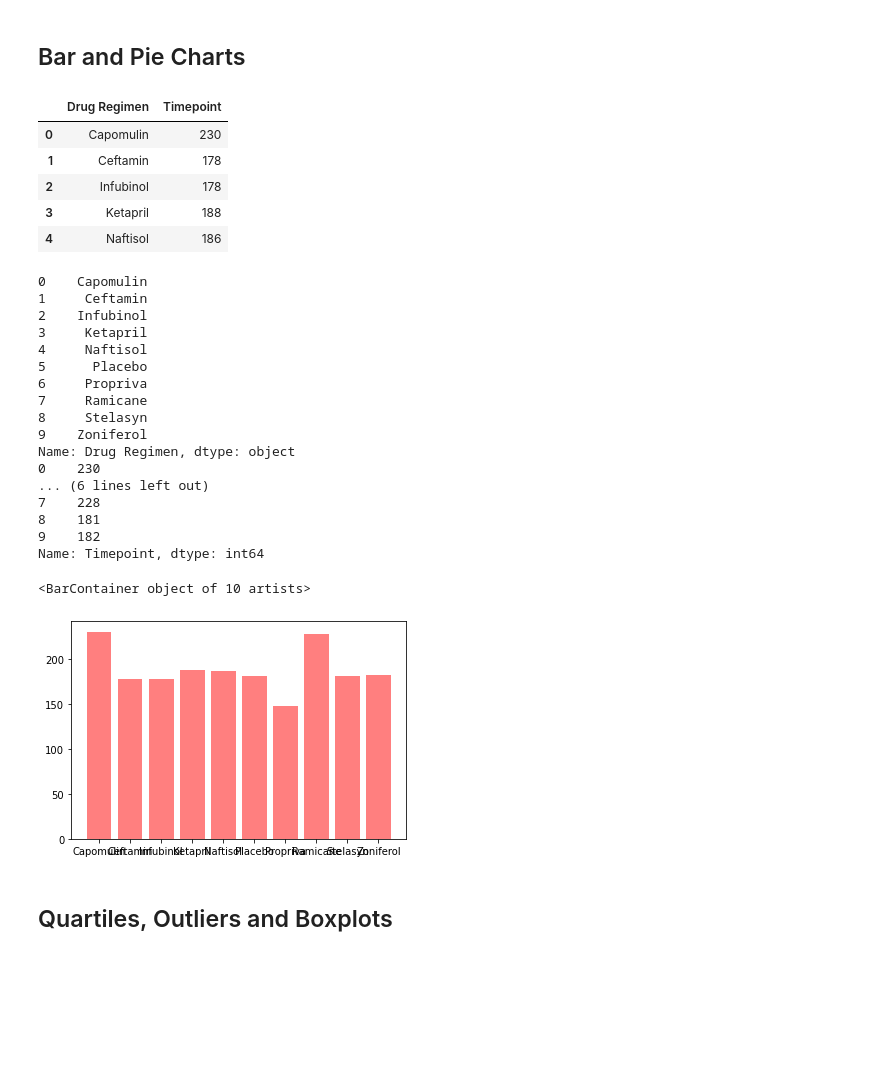
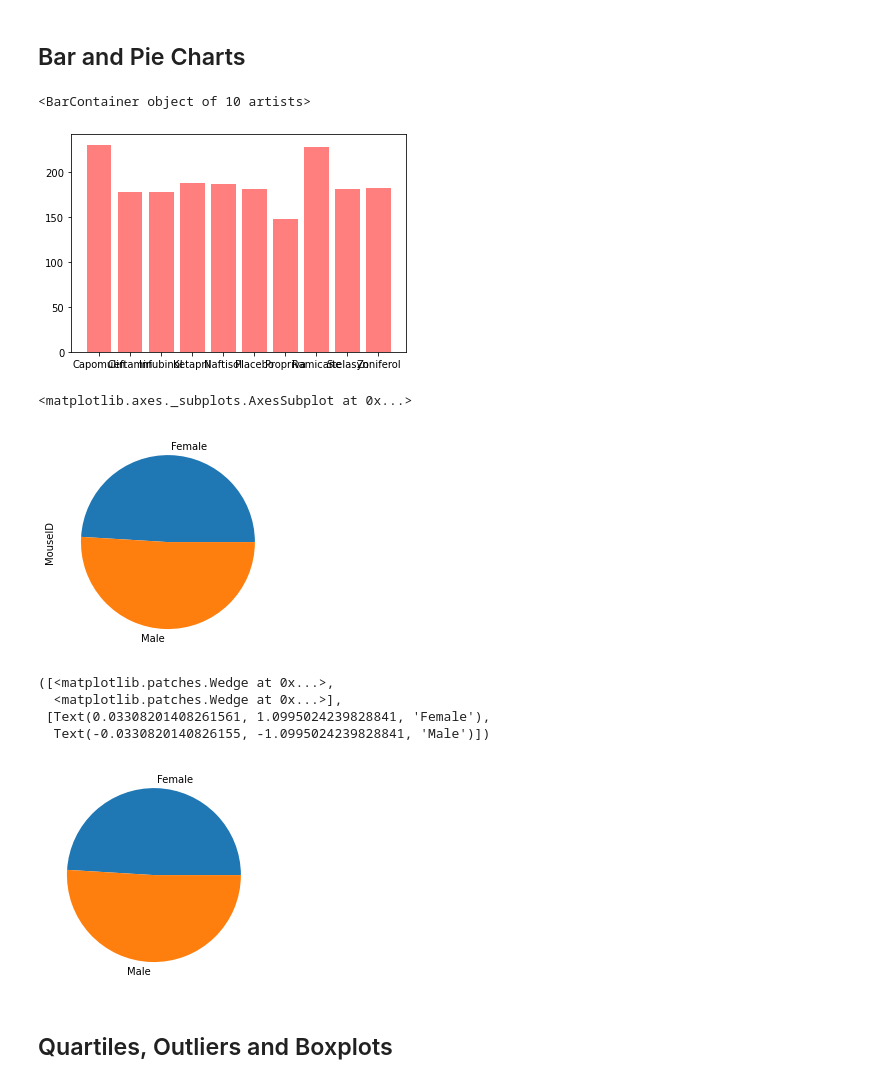
Before and after one commit to thomasipe/matplotlib-challenge, a Jupyter notebook: Pymaceuticals/pymaceuticals_starter.ipynb, the cells around one changed output. Drawn from its saved outputs; the diff is of its cells as text; code cells hidden in the pictures; blank space fills up the shorter version.

```diff
--- a/Pymaceuticals/pymaceuticals_starter.ipynb
+++ b/Pymaceuticals/pymaceuticals_starter.ipynb
@@ -128,43 +128,39 @@ tot_meas.plot.bar(x="Drug Regimen", y='Timepoint.count()')
 # Generate a bar plot showing the total number of measurements taken on each drug regimen using pyplot.
 
 tom = m_df.groupby(m_df["Drug Regimen"]).Timepoint.count().reset_index()
-tom.head()
-#tot_meas = tot_meas.rename(columns={"Drug Regimen": "DrugRegimen"})
-#tot_meas
-#x_axis = tot_meas['Drug Regimen']
-#m_df['Drug Regimen'].unique()
+x_axis= tom['Drug Regimen']
+y_axis= tom['Timepoint']
+
+plt.bar(x_axis, y_axis, color='r', alpha=0.5, align="center")
 # %% [output]
-|  | Drug Regimen | Timepoint |
-| 0 | Capomulin | 230 |
-| 1 | Ceftamin | 178 |
-| 2 | Infubinol | 178 |
-| 3 | Ketapril | 188 |
-| 4 | Naftisol | 186 |
+<BarContainer object of 10 artists>
+[figure, added]
-# %%
-# Generate a bar plot showing the total number of measurements taken on each drug regimen using pyplot.
-x_axis= tom['Drug Regimen']
-y_axis= tom['Timepoint']
-
-plt.bar(x_axis, y_axis, color='r', alpha=0.5, align="center")
-# %% [output]
-0    Capomulin
-1     Ceftamin
-2    Infubinol
-3     Ketapril
-4     Naftisol
-5      Placebo
-6     Propriva
-7     Ramicane
-8     Stelasyn
-9    Zoniferol
-Name: Drug Regimen, dtype: object
-0    230
-... (6 lines left out)
-7    228
-8    181
-9    182
-Name: Timepoint, dtype: int64
-<BarContainer object of 10 artists>
-[figure, removed]
+# %%
+# Generate a pie plot showing the distribution of female versus male mice using pandas
+#tot_meas = m_df.groupby(m_df["Drug Regimen"]).Timepoint.count()
+#tot_meas.plot.bar(x="Drug Regimen", y='Timepoint.count()')
+m_df = m_df.rename(columns={"Mouse ID": "MouseID"})
+gender_df = m_df.groupby(m_df["Sex"]).MouseID.count()
+gender_df.plot.pie(y="Sex.count()")
+#gender_df.head()
+# %% [output]
+<matplotlib.axes._subplots.AxesSubplot at 0x...>
+[figure, added]
 # %%
-# Generate a pie plot showing the distribution of female versus male mice using pandas
+# Generate a pie plot showing the distribution of female versus male mice using pyplot
+
+
+sex_df = m_df.groupby(m_df["Sex"]).MouseID.count().reset_index()
+#x_axis= sex_df['Sex']
+#y_axis= sex_df['MouseID']
+
+plt.pie(
+    sex_df['MouseID'],
+    labels=sex_df['Sex']
+)
+# %% [output]
+([<matplotlib.patches.Wedge at 0x...>,
+  <matplotlib.patches.Wedge at 0x...>],
+ [Text(0.03308201408261561, 1.0995024239828841, 'Female'),
+  Text(-0.0330820140826155, -1.0995024239828841, 'Male')])
+[figure, added]
```
Also changed, not shown: parts of 6 cells of this notebook.
